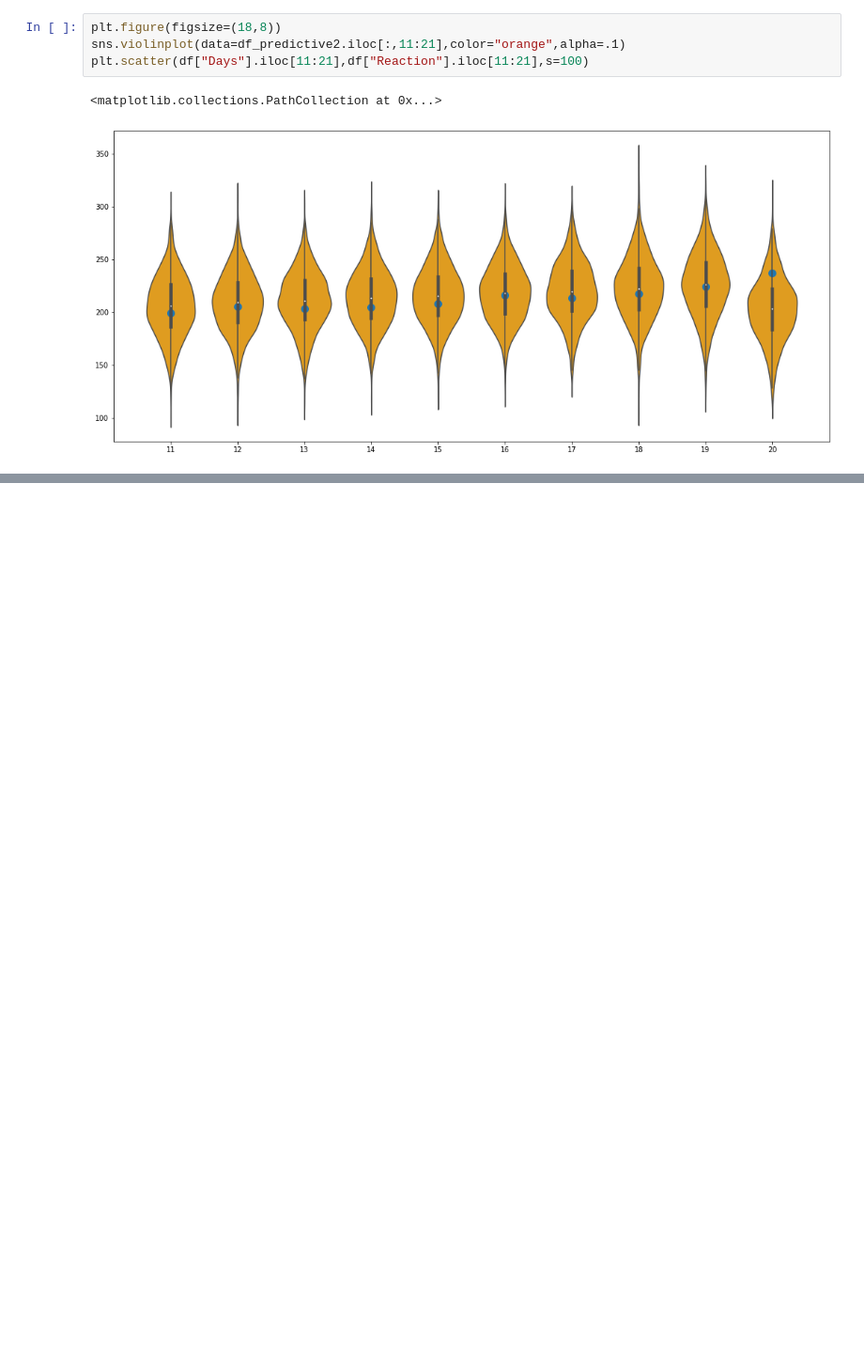
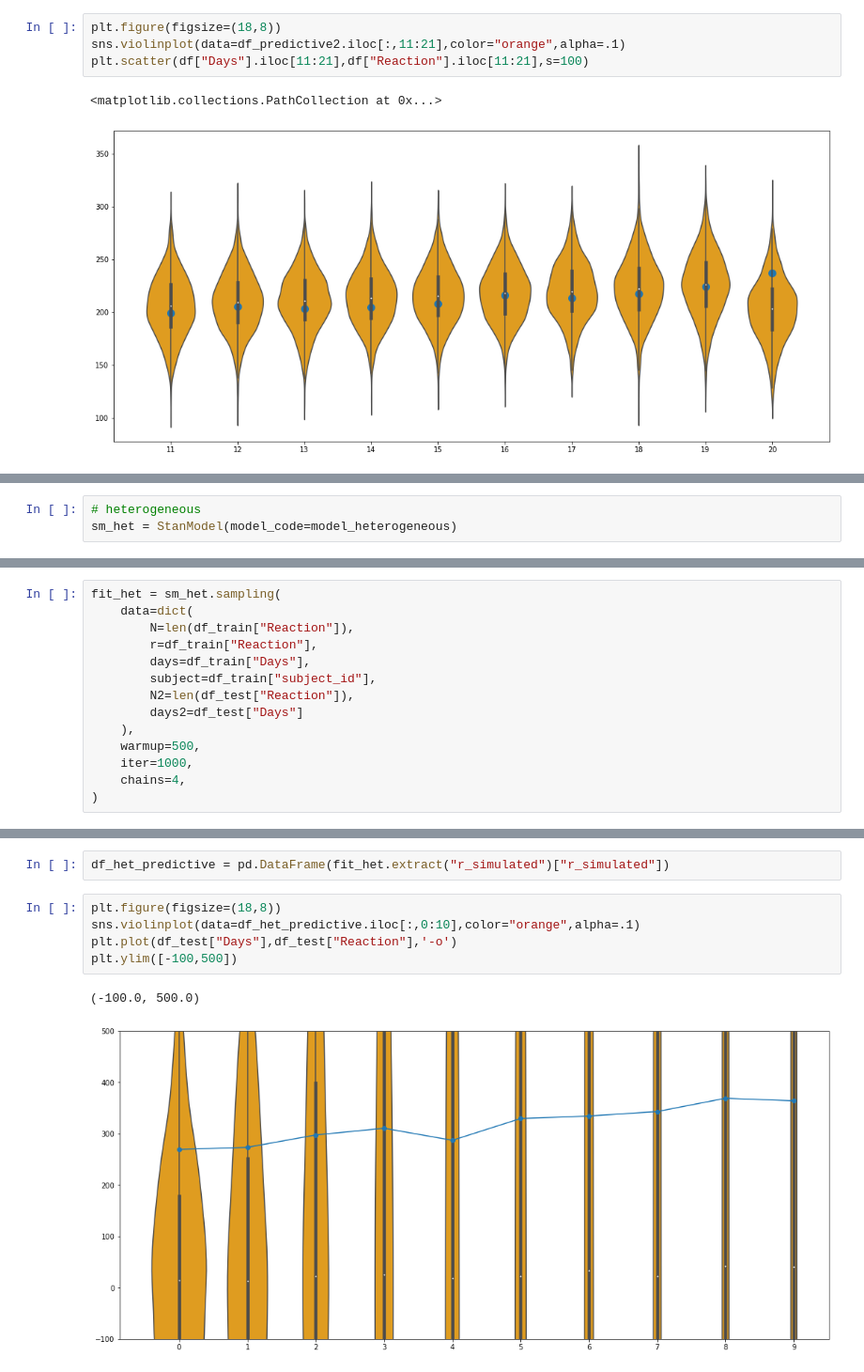
Before and after one commit to 0zero/StudentsGuideToBayesianStatistics, a Jupyter notebook: notebooks/Chapter 17 - Hierarchical models.ipynb, the cells around one changed output, grey strips where cells are left out. Shown at 94% size. Cells and saved outputs as stored; diff of their text form; blank space fills up the shorter version.

```diff
--- a/notebooks/Chapter 17 - Hierarchical models.ipynb
+++ b/notebooks/Chapter 17 - Hierarchical models.ipynb
@@ -657,0 +813,3 @@ plt.scatter(df["Days"].iloc[11:21],df["Reaction"].iloc[11:21],s=100)
+# %%
+# heterogeneous
+sm_het = StanModel(model_code=model_heterogeneous)
@@ -657,0 +818,14 @@ plt.scatter(df["Days"].iloc[11:21],df["Reaction"].iloc[11:21],s=100)
+# %%
+fit_het = sm_het.sampling(
+    data=dict(
+        N=len(df_train["Reaction"]),
+        r=df_train["Reaction"],
+        days=df_train["Days"],
+        subject=df_train["subject_id"],
+        N2=len(df_test["Reaction"]),
+        days2=df_test["Days"]
+    ),
+    warmup=500,
+    iter=1000,
+    chains=4,
+)
@@ -657,0 +881,10 @@ plt.scatter(df["Days"].iloc[11:21],df["Reaction"].iloc[11:21],s=100)
+# %%
+df_het_predictive = pd.DataFrame(fit_het.extract("r_simulated")["r_simulated"])
+# %%
+plt.figure(figsize=(18,8))
+sns.violinplot(data=df_het_predictive.iloc[:,0:10],color="orange",alpha=.1)
+plt.plot(df_test["Days"],df_test["Reaction"],'-o')
+plt.ylim([-100,500])
+# %% [output]
+(-100.0, 500.0)
+[figure, added]
```
Also changed, not shown: parts of 26 cells of this notebook.
